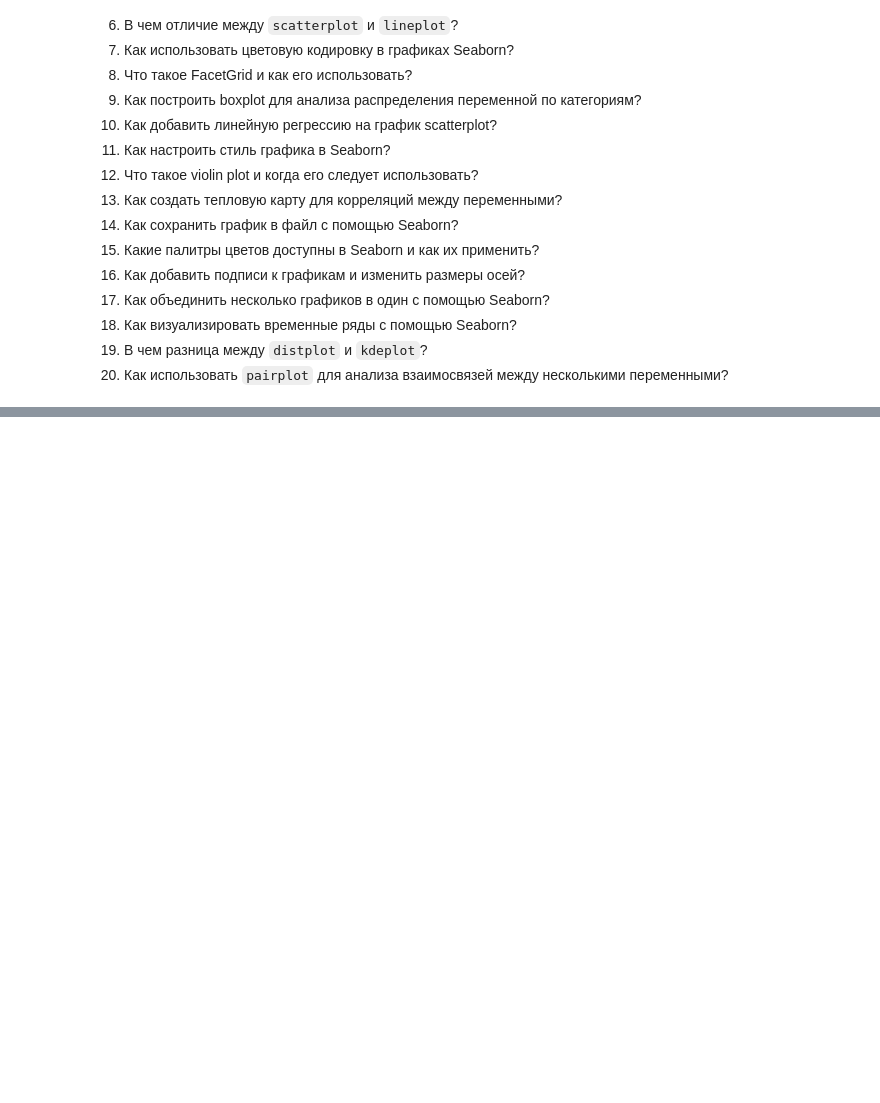
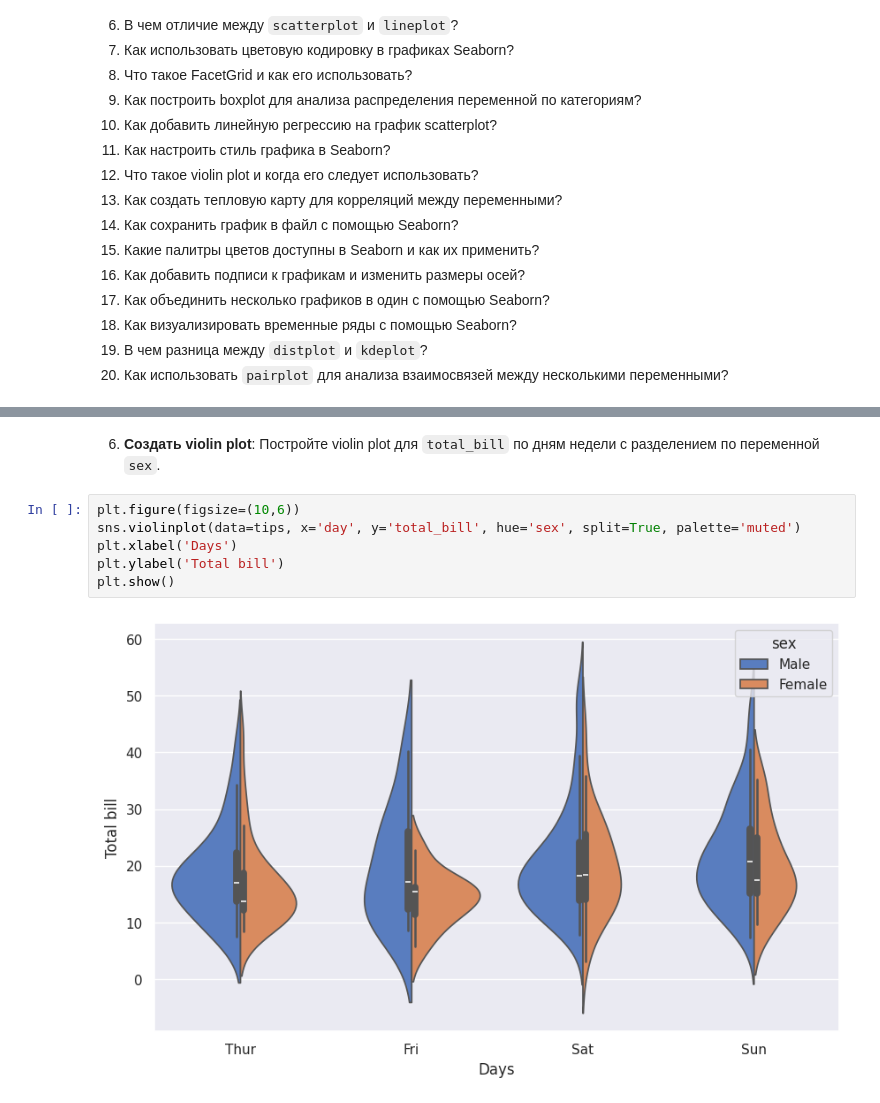
Before and after one commit to Daarlens/ProBook, a Jupyter notebook: Библиотека_Seaborn.ipynb, the cells around one changed output, grey strips where cells are left out. Drawn from its saved outputs; the diff is of its cells as text; blank space fills up the shorter version.

```diff
--- a/Библиотека_Seaborn.ipynb
+++ b/Библиотека_Seaborn.ipynb
@@ -718,0 +699,10 @@ plt.show()
+# %% [markdown]
+6. **Создать violin plot**: Постройте violin plot для `total_bill` по дням недели с разделением по переменной `sex`.
+# %%
+plt.figure(figsize=(10,6))
+sns.violinplot(data=tips, x='day', y='total_bill', hue='sex', split=True, palette='muted')
+plt.xlabel('Days')
+plt.ylabel('Total bill')
+plt.show()
+# %% [output]
+[figure, added]
```
Also changed, not shown: parts of 35 cells of this notebook.
